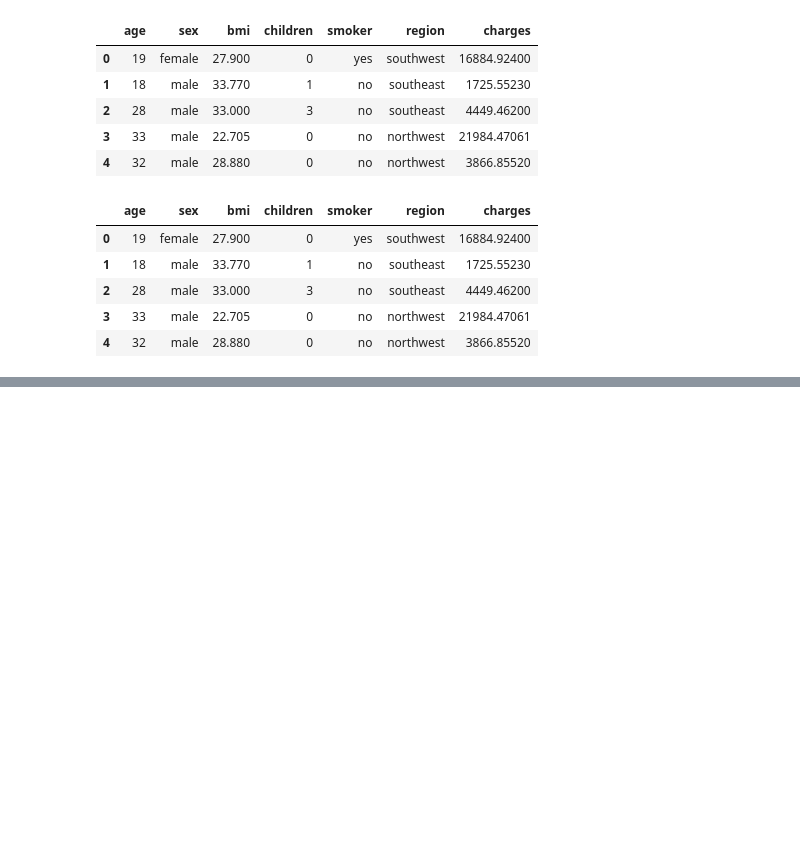
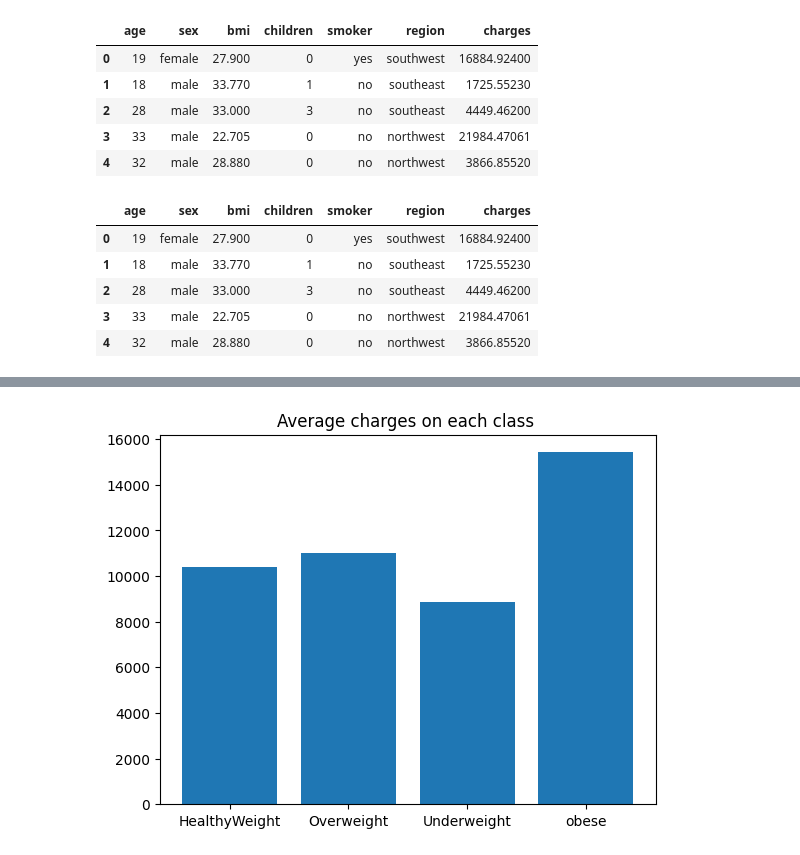
Before and after one commit to upflairs-pvt-ltd/1st_june_data_science, a Jupyter notebook: insurance/insurance_project.ipynb, the cells around one changed output, grey strips where cells are left out. Drawn from its saved outputs; the diff is of its cells as text; code cells hidden in the pictures; blank space fills up the shorter version.

```diff
--- a/insurance/insurance_project.ipynb
+++ b/insurance/insurance_project.ipynb
@@ -22,0 +194,2 @@ df2.head()
+# %%
+health_group = df.groupby('health_category')
@@ -22,0 +205,2 @@ df2.head()
+# %%
+health_analysis = health_group['charges'].agg(min_charges='min',max_charges='max',mean_charges='mean')
@@ -22,0 +216,10 @@ df2.head()
+# %%
+health_classes = list(health_analysis.index)
+# %%
+average_charges = (health_analysis['mean_charges'].values)
+# %%
+plt.bar(health_classes,average_charges)
+plt.title('Average charges on each class ')
+plt.show()
+# %% [output]
+[figure, added]
```
Also changed, not shown: parts of 29 cells of this notebook.
